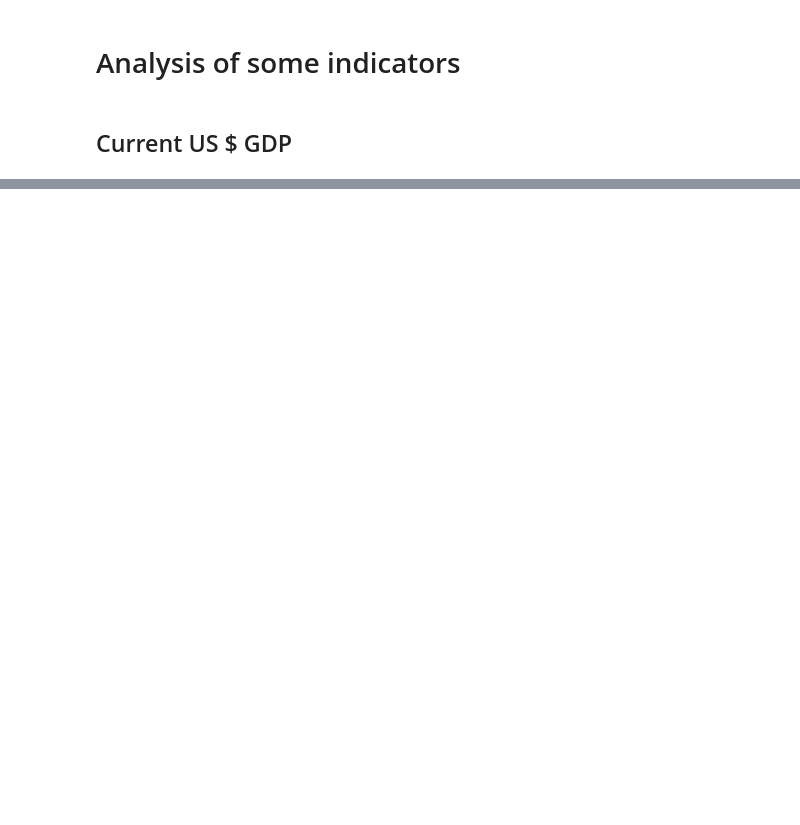
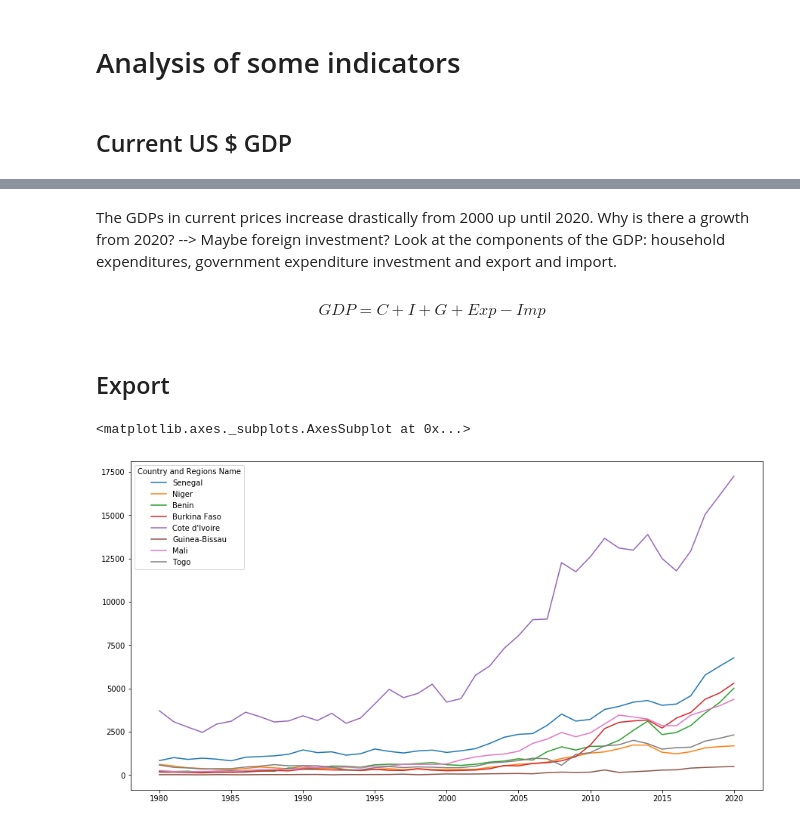
Before and after one commit to Omarlaouan/economic_analysis_africa, a Jupyter notebook: economic_analysis_africa.ipynb, the cells around one changed output, grey strips where cells are left out. Saved outputs shown, nothing was run; the diff lists cells and outputs as text; code cells hidden in the pictures; blank space fills up the shorter version.

```diff
--- a/economic_analysis_africa.ipynb
+++ b/economic_analysis_africa.ipynb
@@ -119,0 +55,12 @@ Text(0, 0.5, 'GDP (constant prices US$) Niger')
+# %% [markdown]
+The GDPs in current prices increase drastically from 2000 up until 2020. Why is there a growth from 2020? --> Maybe foreign investment?
+Look at the components of the GDP: household expenditures, government expenditure investment and export and import.
+# %% [markdown]
+$$ GDP = C + I + G + Exp - Imp $$
+# %% [markdown]
+## Export
+# %%
+data_uemoa[data_uemoa["Indicators Name"]=="Exports of goods and services (current US$)"].T.iloc[3:].plot(figsize=(15,8))
+# %% [output]
+<matplotlib.axes._subplots.AxesSubplot at 0x...>
+[figure, added]
```
Also changed, not shown: parts of 62 cells of this notebook.
